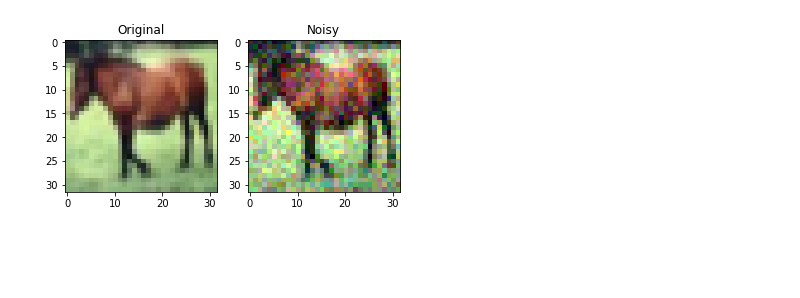
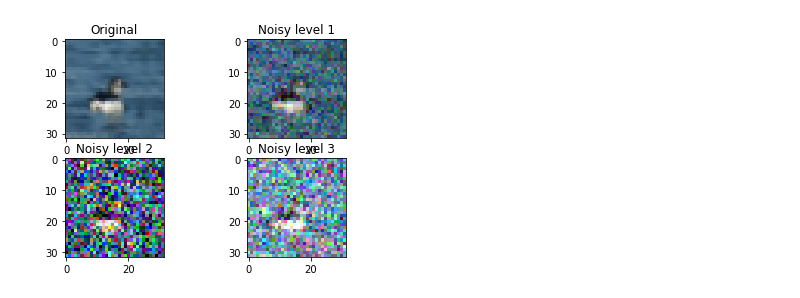
Before and after one commit to RushiBhatt007/Denoising-Algorithm-on-CIFAR10-dataset, a Jupyter notebook: Denoising using Auto-encoders.ipynb, the cells around one changed output. Drawn from its saved outputs; the diff is of its cells as text; code cells hidden in the pictures; blank space fills up the shorter version.

Commit message:
Noise levels added

```diff
--- a/Denoising using Auto-encoders.ipynb
+++ b/Denoising using Auto-encoders.ipynb
@@ -15,9 +16,9 @@ from PIL import Image
 x_train = x_train/255
 x_test = x_test/255
 # %%
-# Noise (normal distribution) addition function with mean=0.0 and std=0.1
-def noise_addition(image):
-    noise = np.random.normal(loc=0.0, scale=0.1, size=image.shape)
+# Noise (normal distribution) addition function
+def noise_addition(image, mean, std):
+    noise = np.random.normal(loc=mean, scale=std, size=image.shape)
     image = image + noise
     image = np.clip(image, 0., 1.)
     return image
@@ -27,13 +25,31 @@ noisy_x_test = noise_addition(x_test)
+# %%
+# 3 different noise levels
+noisy_x_train_1 = noise_addition(x_train, 0.0, 0.1)
+noisy_x_test_1 = noise_addition(x_test, 0.0, 0.1)
+
+noisy_x_train_2 = noise_addition(x_train, 0.0, 0.3)
+noisy_x_test_2 = noise_addition(x_test, 0.0, 0.3)
+
+noisy_x_train_3 = noise_addition(x_train, 0.2, 0.2)
+noisy_x_test_3 = noise_addition(x_test, 0.2, 0.2)
 # %%
-# Displaying original and noisy image from the dataset
-index = 7
-plt.subplot(1, 2, 1)
+# Displaying original and noisy image (all 3 levels) from the dataset
+index = 47
+plt.subplot(2, 2, 1)
 plt.imshow(x_train[index])
 plt.title('Original')
 
-plt.subplot(1, 2, 2)
-plt.imshow(noisy_x_train[index])
-plt.title('Noisy')
+plt.subplot(2, 2, 2)
+plt.imshow(noisy_x_train_1[index])
+plt.title('Noisy level 1')
+
+plt.subplot(2, 2, 3)
+plt.imshow(noisy_x_train_2[index])
+plt.title('Noisy level 2')
+
+plt.subplot(2, 2, 4)
+plt.imshow(noisy_x_train_3[index])
+plt.title('Noisy level 3')
 plt.show()
 # %% [output]
-[figure, old version]
+[figure, new version]
```
Also changed, not shown: parts of 13 cells of this notebook, 7 other files.
